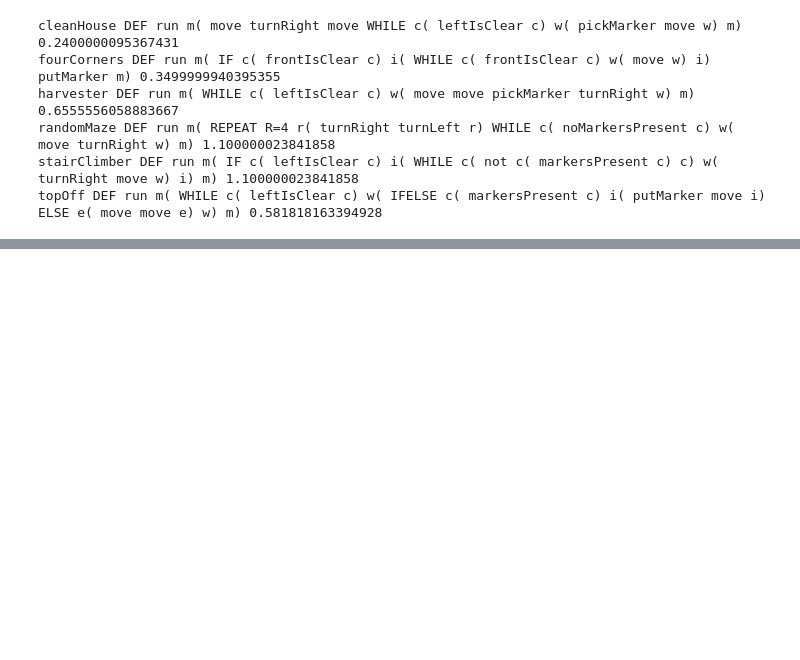
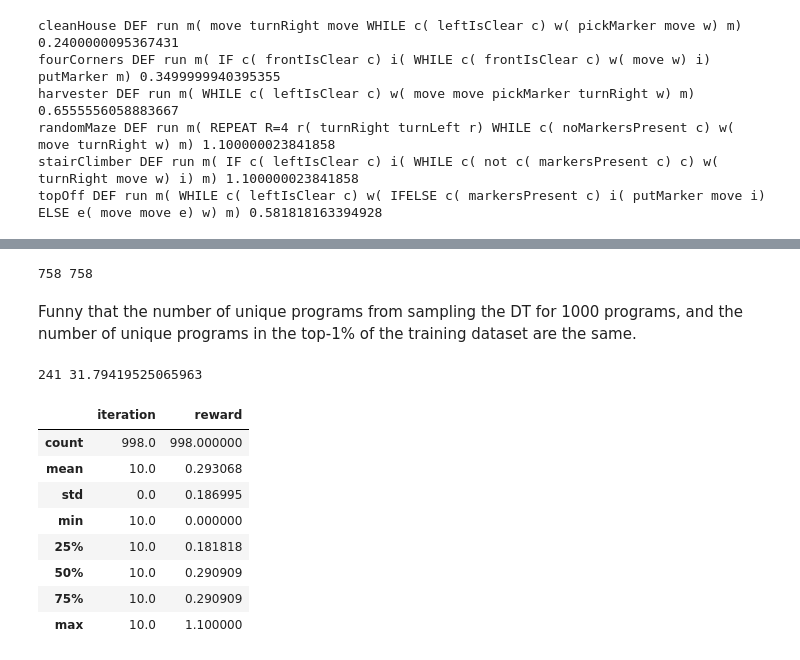
Before and after one commit to AbhijeetKrishnan/decision-transformer, a Jupyter notebook: karel/dt-training-analysis/gen_graph.ipynb, the cells around one changed output, grey strips where cells are left out. Cells and saved outputs as stored; diff of their text form; code cells hidden in the pictures; blank space fills up the shorter version.

```diff
--- a/karel/dt-training-analysis/gen_graph.ipynb
+++ b/karel/dt-training-analysis/gen_graph.ipynb
@@ -93,0 +155,25 @@ topOff DEF run m( WHILE c( leftIsClear c) w( IFELSE c( markersPresent c) i( putM
+# %%
+print(final['program'].nunique(), final['program'].nunique())
+# %% [output]
+758 758
+# %% [markdown]
+Funny that the number of unique programs from sampling the DT for 1000 programs, and the number of unique programs in the top-1% of the training dataset are the same.
+# %%
+mask = final['program'].isin(best['program'])
+in_train = final[mask]
+num_present = len(in_train)
+print(num_present, num_present / final['program'].nunique() * 100)
+# %% [output]
+241 31.79419525065963
+# %%
+final.describe()
+# %% [output]
+|  | iteration | reward |
+| count | 998.0 | 998.000000 |
+| mean | 10.0 | 0.293068 |
+| std | 0.0 | 0.186995 |
+| min | 10.0 | 0.000000 |
+| 25% | 10.0 | 0.181818 |
+| 50% | 10.0 | 0.290909 |
+| 75% | 10.0 | 0.290909 |
+| max | 10.0 | 1.100000 |
```
Also changed, not shown: parts of 14 cells of this notebook.
